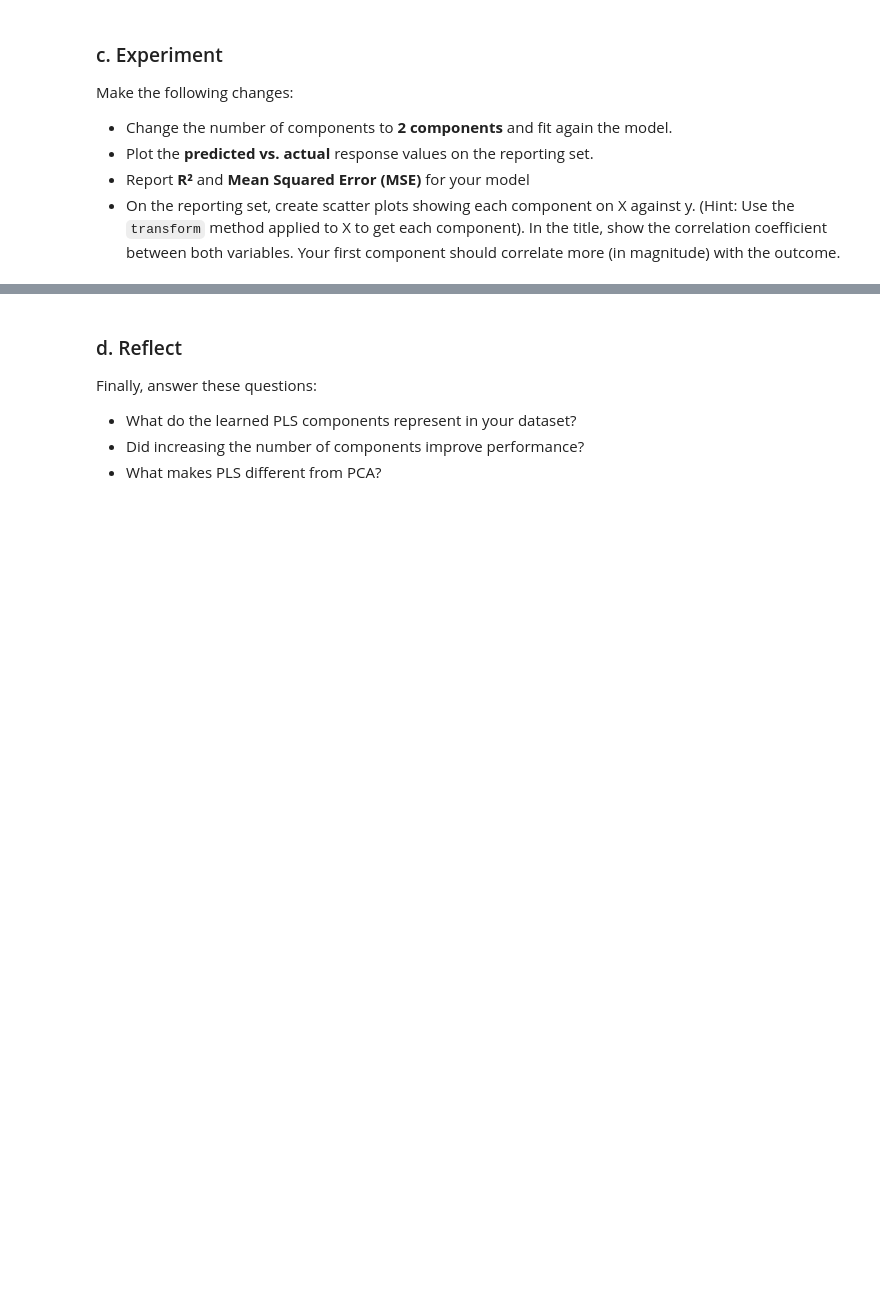
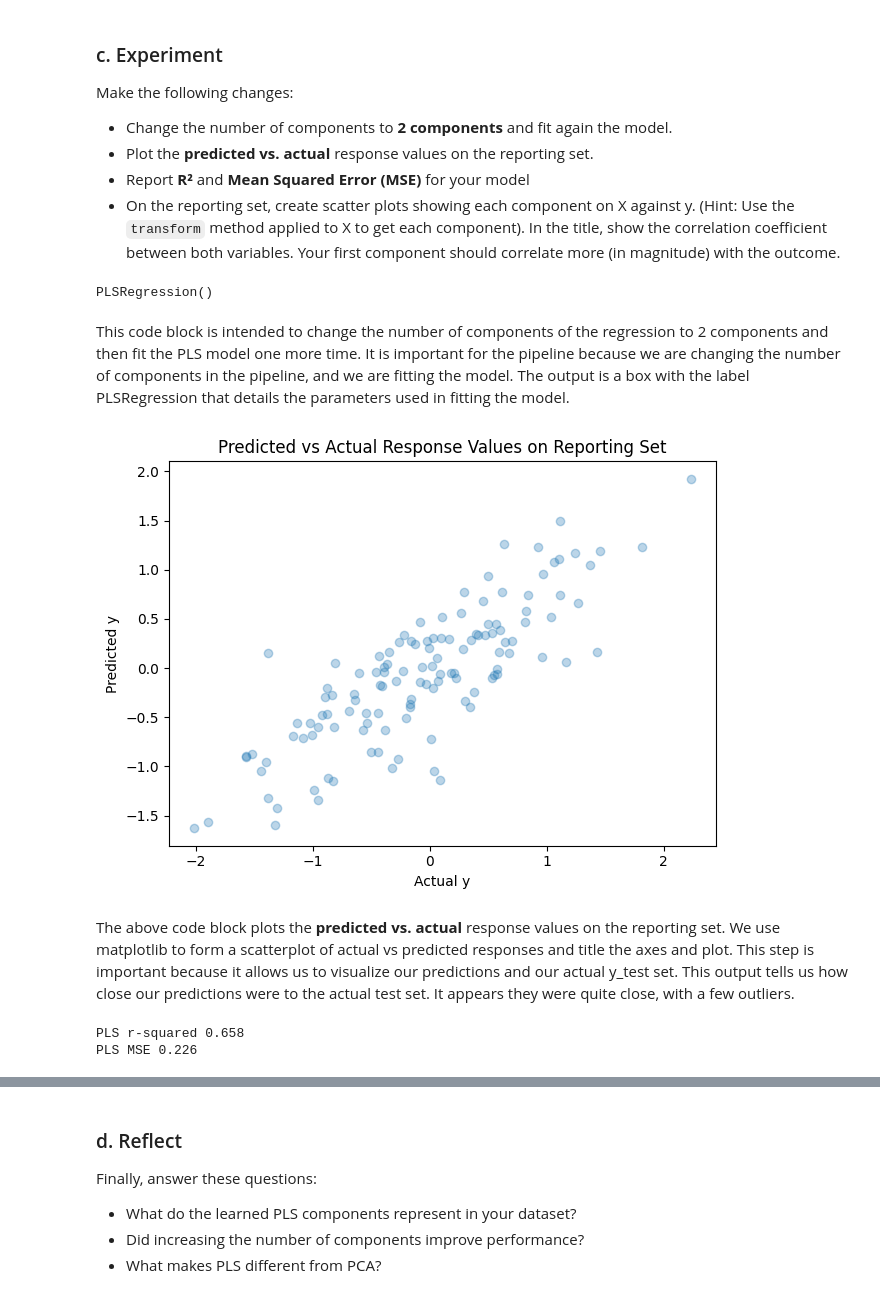
Before and after one commit to laine-goldmacher/ML-Labs, a Jupyter notebook: 01-partial-least-squares.ipynb, the cells around one changed output, grey strips where cells are left out. Drawn from its saved outputs; the diff is of its cells as text; code cells hidden in the pictures; blank space fills up the shorter version.

```diff
--- a/01-partial-least-squares.ipynb
+++ b/01-partial-least-squares.ipynb
@@ -41,4 +41,20 @@ Your goal is to **recreate the PLS portion of the tutorial in this notebook**, a
 - Load the dataset used in the tutorial. Make sure to create a training/reporting partition.
 - Fit a `PLSRegression` model with 1 component.
 # %%
-# YOUR CODE HERE
+import numpy as np
+from sklearn.decomposition import PCA
+from sklearn.model_selection import train_test_split
+from sklearn.cross_decomposition import PLSRegression
+
+rng = np.random.RandomState(0)
+n_samples = 500
+cov = [[3, 3], [3, 4]]
+
+X = rng.multivariate_normal(mean=[0, 0], cov=cov, size=n_samples)
+pca = PCA(n_components=2).fit(X)
+y = X.dot(pca.components_[1]) + rng.normal(size=n_samples) / 2
+
+X_train, X_test, y_train, y_test = train_test_split(X, y, random_state=rng)
+
+pls = PLSRegression(n_components=1)
+pls.fit(X_train, y_train)
@@ -59,4 +85,29 @@ Make the following changes:
 - Report **R²** and **Mean Squared Error (MSE)** for your model
 - On the reporting set, create scatter plots showing each component on X against y. (Hint: Use the `transform` method applied to X to get each component). In the title, show the correlation coefficient between both variables. Your first component should correlate more (in magnitude) with the outcome.
 # %%
-# YOUR CODE HERE
+pls = PLSRegression(n_components=2)
+pls.fit(X_train, y_train)
+# %% [output]
+PLSRegression()
+# %% [markdown]
+This code block is intended to change the number of components of the regression to 2 components and then fit the PLS model one more time. It is important for the pipeline because we are changing the number of components in the pipeline, and we are fitting the model. The output is a box with the label PLSRegression that details the parameters used in fitting the model.
+# %%
+import matplotlib.pyplot as plt
+
+plt.scatter(y_test, pls.predict(X_test), alpha=0.3)
+plt.xlabel("Actual y")
+plt.ylabel("Predicted y")
+plt.title("Predicted vs Actual Response Values on Reporting Set")
+plt.tight_layout()
+plt.show()
+# %% [output]
+[figure, added]
+# %% [markdown]
+The above code block plots the **predicted vs. actual** response values on the reporting set. We use matplotlib to form a scatterplot of actual vs predicted responses and title the axes and plot. This step is important because it allows us to visualize our predictions and our actual y_test set. This output tells us how close our predictions were to the actual test set. It appears they were quite close, with a few outliers.
+# %%
+from sklearn.metrics import mean_squared_error
+print(f"PLS r-squared {pls.score(X_test, y_test):.3f}")
+print(f"PLS MSE {mean_squared_error(y_test, pls.predict(X_test)):.3f}")
+# %% [output]
+PLS r-squared 0.658
+PLS MSE 0.226
```
Also changed, not shown: parts of 4 cells of this notebook.
